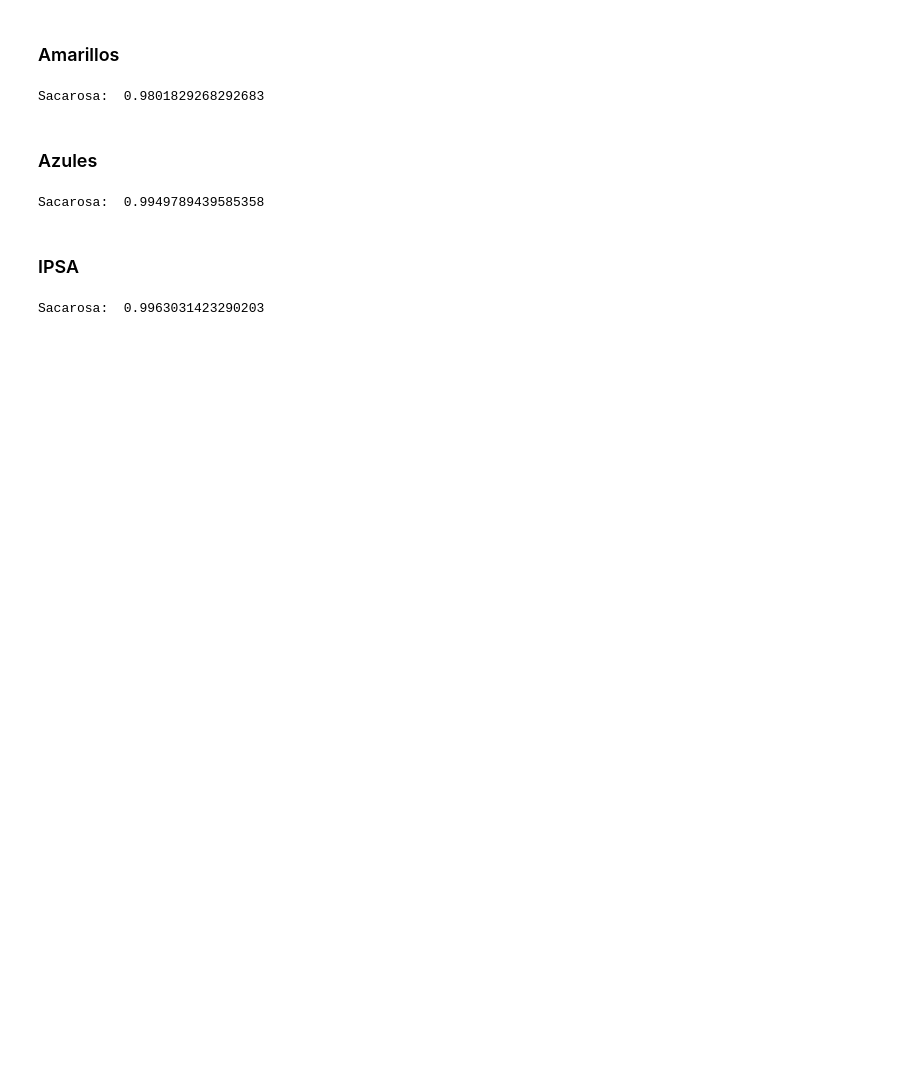
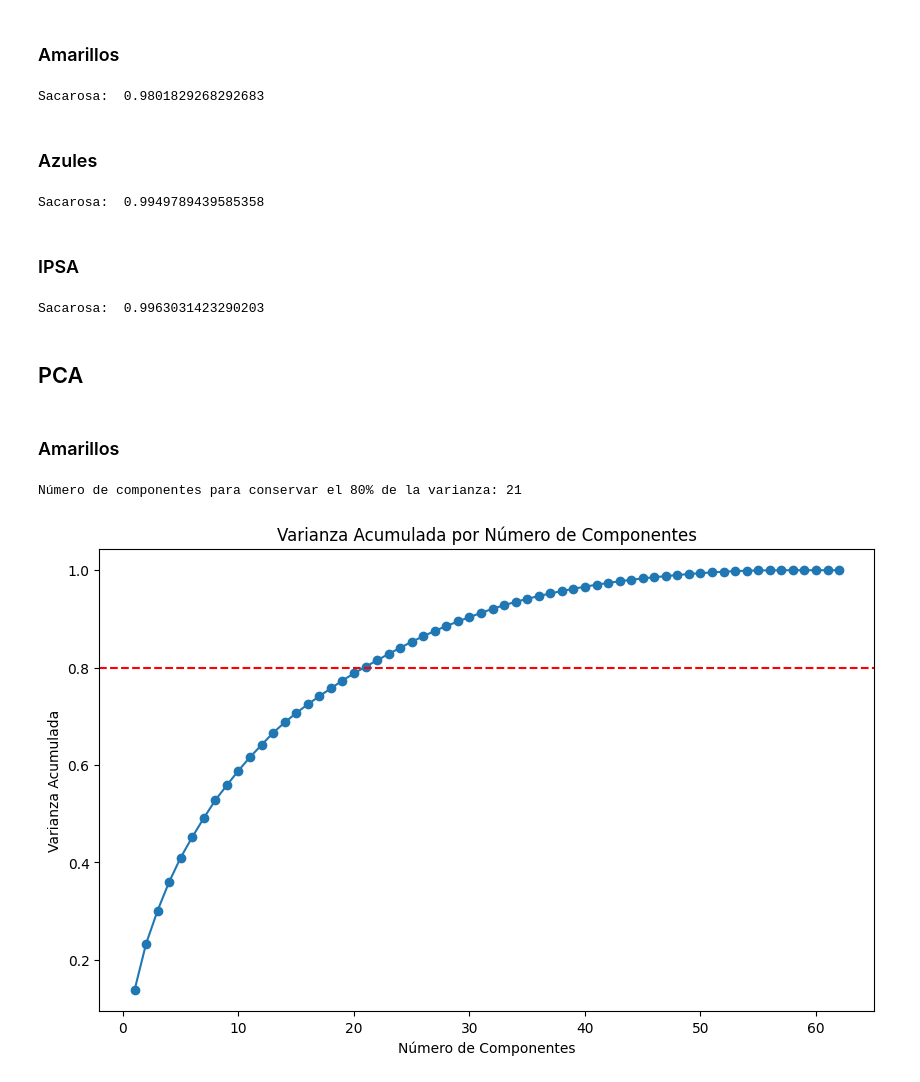
Before and after one commit to Camilin1904/Laboratorio2IA, a Jupyter notebook: Modelo.ipynb, the cells around one changed output. Cells and saved outputs as stored; diff of their text form; code cells hidden in the pictures; blank space fills up the shorter version.

```diff
--- a/Modelo.ipynb
+++ b/Modelo.ipynb
@@ -22,19 +22,19 @@ from sklearn.svm import SVC, SVR
 from sklearn.model_selection import GridSearchCV
 
 db_ipsa = pd.read_csv('Clean_BD_IPSA_1940.csv')
-drop_ipsa = db_ipsa.drop(columns=["TCH","Unnamed: 0", "Id", "NOME","TAL", "sacarosa"])
+drop_ipsa = db_ipsa.drop(columns=["TCH","Unnamed: 0", "Id", "NOME","TAL", "sacarosa", "catSac"])
 tch_ipsa = db_ipsa["TCH"]
 sac_ipsa = db_ipsa["sacarosa"]
 catSac_ipsa =  db_ipsa["catSac"]
 
 db_amarillos = pd.read_csv('Clean_HISTORICO_SUERTES_AMARILLOS.csv')
-drop_amarillos = db_amarillos.drop(columns=["Unnamed: 0", "Período", "TCHM", "TAHM", "TAH", "Ano Ult.Corte", "Ano Siembra", "TCH", "KATRHM", "%ATR", "%Sac.Caña", "Rdto", "%Sac.Muestreadora"])
+drop_amarillos = db_amarillos.drop(columns=["Unnamed: 0", "Período", "TCHM", "TAHM", "TAH", "Ano Ult.Corte", "Ano Siembra", "TCH", "KATRHM", "%ATR", "%Sac.Caña", "Rdto", "%Sac.Muestreadora", "catSac"])
 tch_amarillos = db_amarillos["TCH"]
 sac_amarillos = db_amarillos["%Sac.Caña"]
 catSac_amarillos = db_amarillos["catSac"]
 
 db_azules = pd.read_csv('Clean_HISTORICO_SUERTES_AZULES.csv')
-drop_azules = db_azules.drop(columns=["Unnamed: 0", "Período", "TCHM", "TAHM", "TAH", "Ano Ult.Corte", "Ano Siembra", "TCH", "KATRHM", "%ATR", "%Sac.Caña", "Rdto", "%Sac.Muestreadora"])
+drop_azules = db_azules.drop(columns=["Unnamed: 0", "Período", "TCHM", "TAHM", "TAH", "Ano Ult.Corte", "Ano Siembra", "TCH", "KATRHM", "%ATR", "%Sac.Caña", "Rdto", "%Sac.Muestreadora", "catSac"])
 tch_azules = db_azules["TCH"]
 sac_azules = db_azules["%Sac.Caña"]
 catSac_azules = db_azules["catSac"]
@@ -837,3 +1093,36 @@ accuracy_sacarosa = accuracy_score(y_test, y_pred_sacarosa)
 print("Sacarosa: ",accuracy_sacarosa)
 # %% [output]
 Sacarosa:  0.9963031423290203
+# %% [markdown]
+## PCA
+# %% [markdown]
+### Amarillos
+# %%
+#Normalizar las características
+scaler = StandardScaler()
+data_normalized = scaler.fit_transform(drop_amarillos)
+
+#Aplicar PCA
+pca = PCA()
+pca.fit(data_normalized)
+
+#Varianza acumulada por cada componente
+varianza_acumulada = np.cumsum(pca.explained_variance_ratio_)
+
+#Elegir el número de componentes para el 80% de varianza
+n_componentes = np.argmax(varianza_acumulada >= 0.8) + 1
+
+#Imprimir el número de componentes necesarios
+print(f"Número de componentes para conservar el 80% de la varianza: {n_componentes}")
+
+#Graficar la varianza acumulada
+plt.figure(figsize=(10, 6))
+plt.plot(range(1, len(varianza_acumulada) + 1), varianza_acumulada, marker='o')
+plt.axhline(y=0.8, color='r', linestyle='--')
+plt.title('Varianza Acumulada por Número de Componentes')
+plt.xlabel('Número de Componentes')
+plt.ylabel('Varianza Acumulada')
+plt.show()
+# %% [output]
+Número de componentes para conservar el 80% de la varianza: 21
+[figure, added]
```
Also changed, not shown: parts of 58 cells of this notebook.
